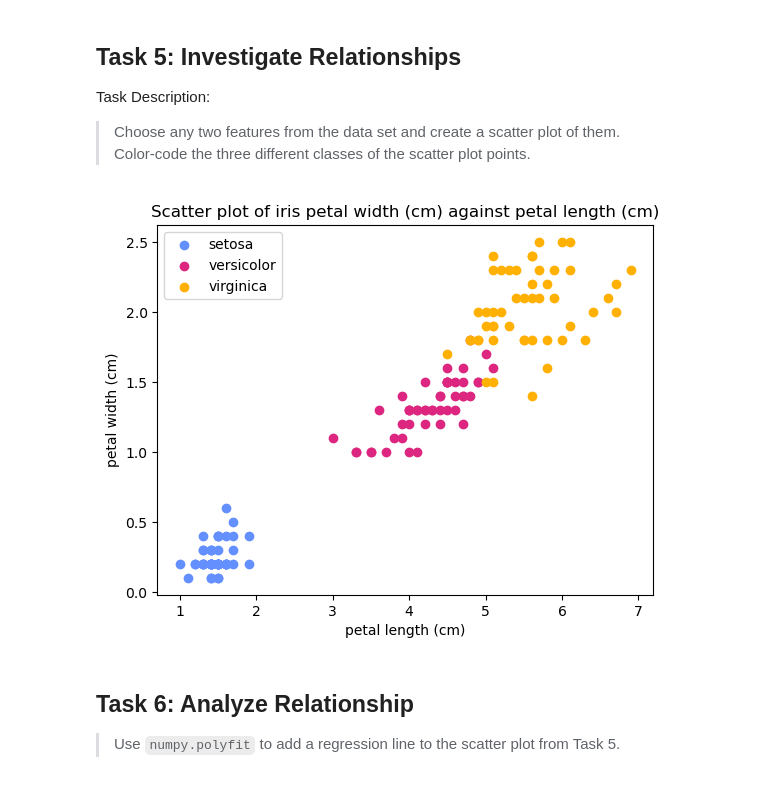
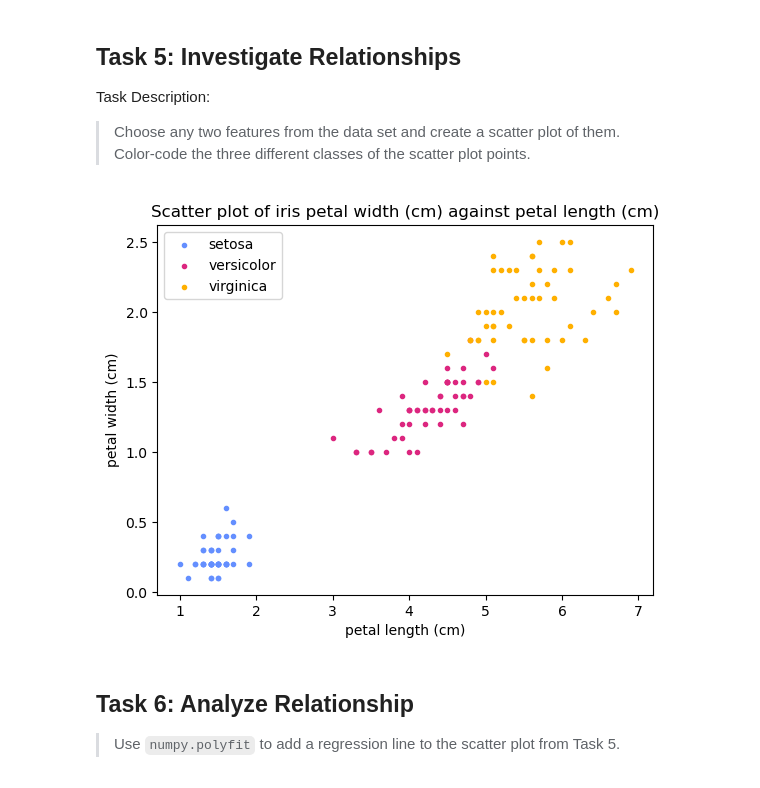
Before and after one commit to SuColl/principles_of_data_analytics, a Jupyter notebook: tasks.ipynb, the cells around one changed output. Cells and saved outputs as stored; diff of their text form; code cells hidden in the pictures.

Commit message:
(task09) Changed pointsize all scatter plots

```diff
--- a/tasks.ipynb
+++ b/tasks.ipynb
@@ -489,34 +493,36 @@ Task Description:
 # %%
 # Choose which features to plot by their index in the data,
 # i.e. sepal length is 0, sepal width is 1,
 # petal length is 2, petal width is 3
 x = 2
 y = 3
 
 # Adapted from previous code cell for histogram plots
 for species in range(n_targets):
     plt.scatter(
         dataset.data[dataset.target==species,x],
         dataset.data[dataset.target==species,y],
+        marker = ".",
         color = target_colours[species],
         label = dataset.target_names[species]
     )
 
 # Add x-axis label
 plt.xlabel(dataset.feature_names[x])
 
 # Add y-axis label
 plt.ylabel(dataset.feature_names[y])
 
 # Add plot title
 plt.title(
-    f"Scatter plot of iris {dataset.feature_names[y]} against {dataset.feature_names[x]}"
+    f"Scatter plot of iris {dataset.feature_names[y]} "
+    f"against {dataset.feature_names[x]}"
     )
 
 # Add legend
 plt.legend();
 # %% [output]
-[figure, old version]
+[figure, new version]
 # %% [markdown]
 ## Task 6: Analyze Relationship
 >Use `numpy.polyfit` to add a regression line to the scatter plot from Task 5.
```
Also changed, not shown: parts of 8 cells of this notebook.
